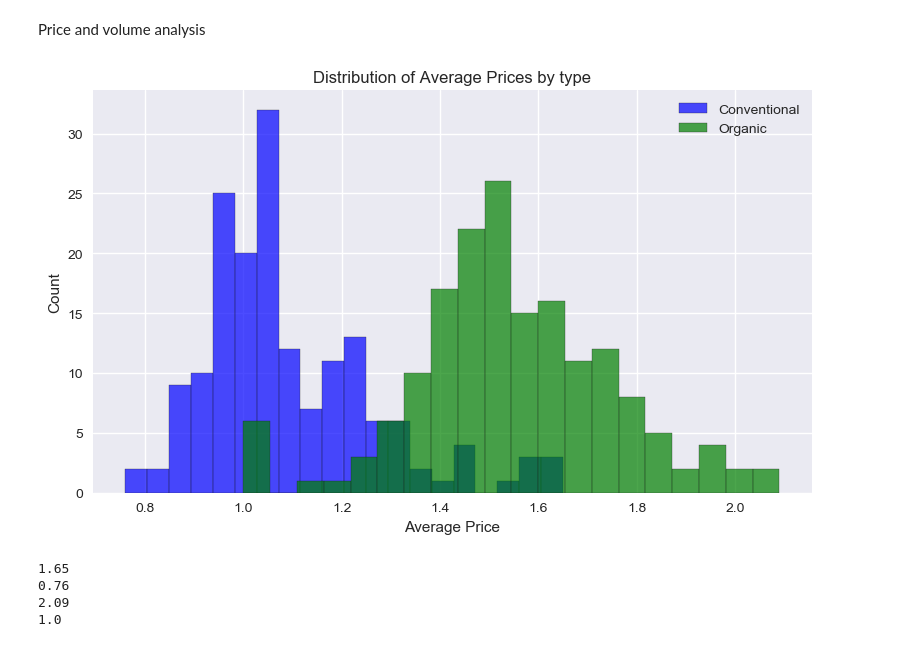
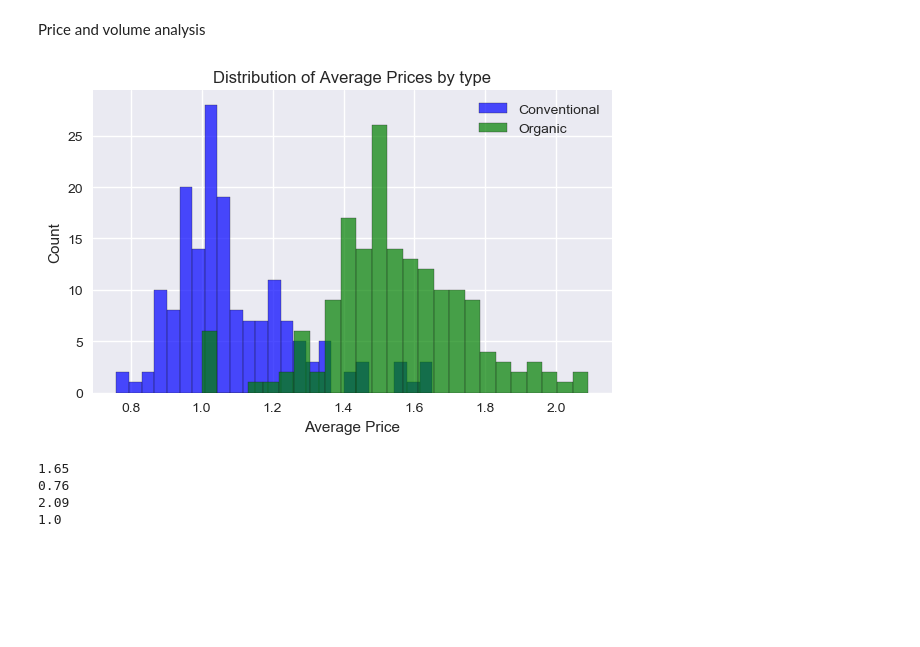
Before and after one commit to marcelomoraiscloser/apple_price, a Jupyter notebook: ApplePricePredictor.ipynb, the cells around one changed output. Saved outputs shown, nothing was run; the diff lists cells and outputs as text; code cells hidden in the pictures; blank space fills up the shorter version.

```diff
--- a/ApplePricePredictor.ipynb
+++ b/ApplePricePredictor.ipynb
@@ -173,21 +174,21 @@ Price and volume analysis
 # %%
 conventional_data = df[df["type"] == "conventional"]
 organic_data = df[df["type"] == "organic"]
 
-plt.figure(figsize=(8, 5))
+plt.figure(figsize=(6, 4))
 
-plt.hist(conventional_data["average_price"], bins=20, edgecolor='k', alpha=0.7, color='blue', label ='Conventional')
+plt.hist(conventional_data["average_price"], bins=25, edgecolor='k', alpha=0.7, color='blue', label ='Conventional')
 
-plt.hist(organic_data["average_price"], bins=20, edgecolor='k', alpha=0.7, color='green', label = 'Organic')
+plt.hist(organic_data["average_price"], bins=25, edgecolor='k', alpha=0.7, color='green', label = 'Organic')
 plt.title("Distribution of Average Prices by type")
 plt.xlabel("Average Price")
 plt.ylabel("Count")
 plt.legend()
 plt.grid(True)
 
 plt.tight_layout()
 # %% [output]
-[figure, old version]
+[figure, new version]
 # %%
 from brokenaxes import brokenaxes
 from mpl_toolkits.axes_grid1 import make_axes_locatable
```
Also changed, not shown: parts of 11 cells of this notebook.
